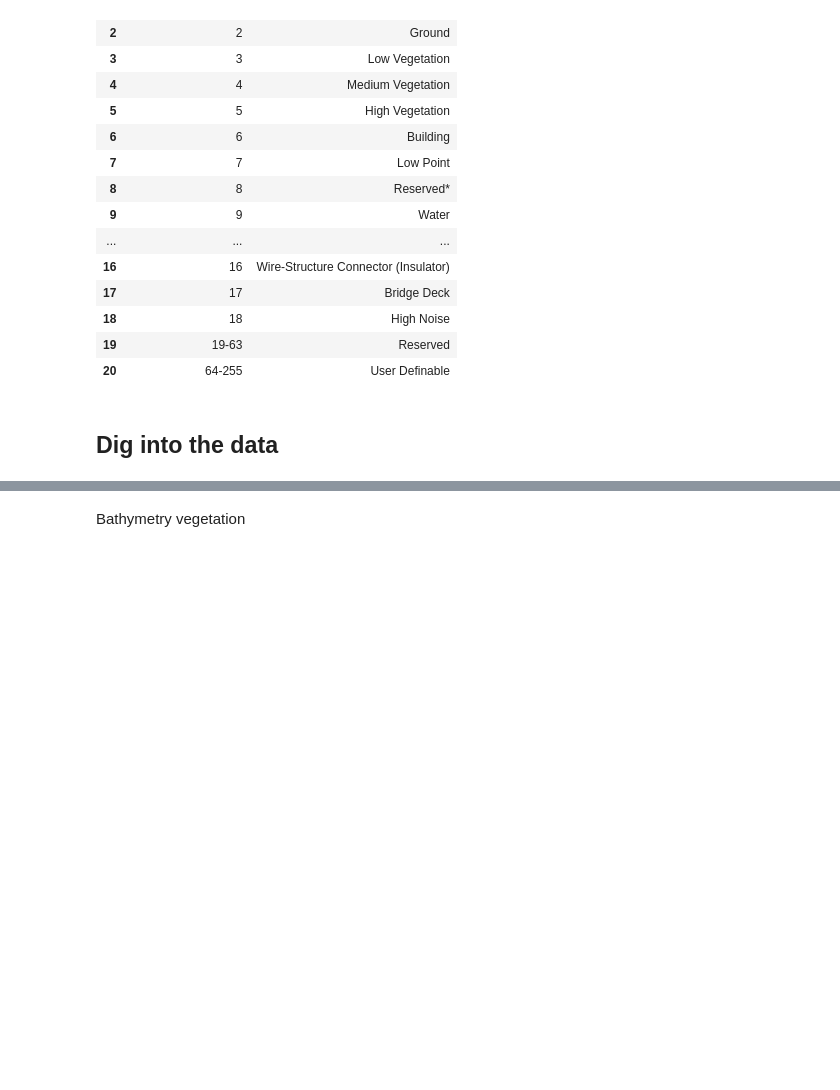
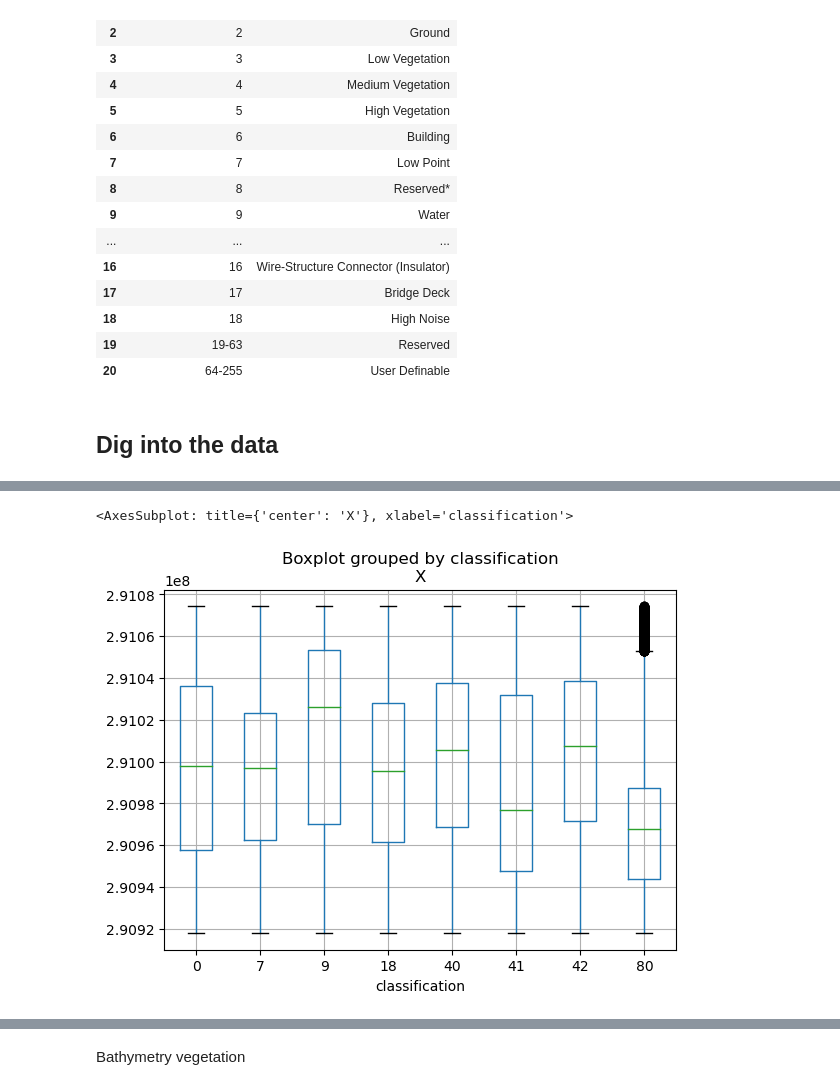
Before and after one commit to JuanCReyes1/lidar_processing, a Jupyter notebook: python38/laspy_open3d.ipynb, the cells around one changed output, grey strips where cells are left out. Cells and saved outputs as stored; diff of their text form; code cells hidden in the pictures; blank space fills up the shorter version.

```diff
--- a/python38/laspy_open3d.ipynb
+++ b/python38/laspy_open3d.ipynb
@@ -396,0 +444,5 @@ classes_esri[1]
+# %%
+combined_df.boxplot(column='X', by='classification')
+# %% [output]
+<AxesSubplot: title={'center': 'X'}, xlabel='classification'>
+[figure, added]
```
Also changed, not shown: parts of 57 cells of this notebook.
